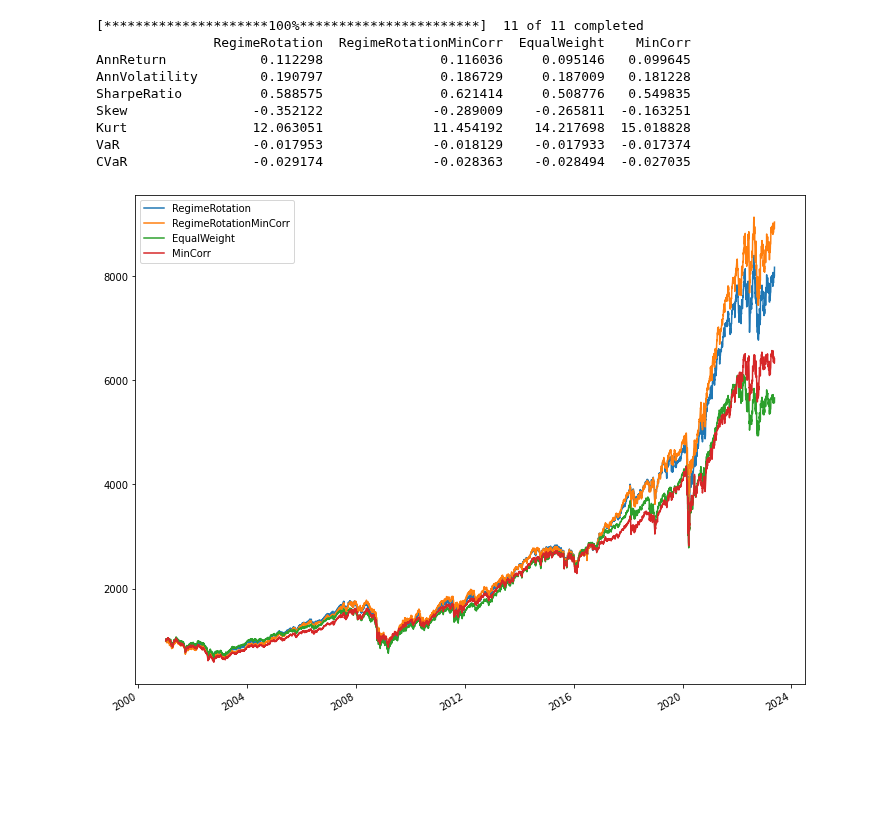
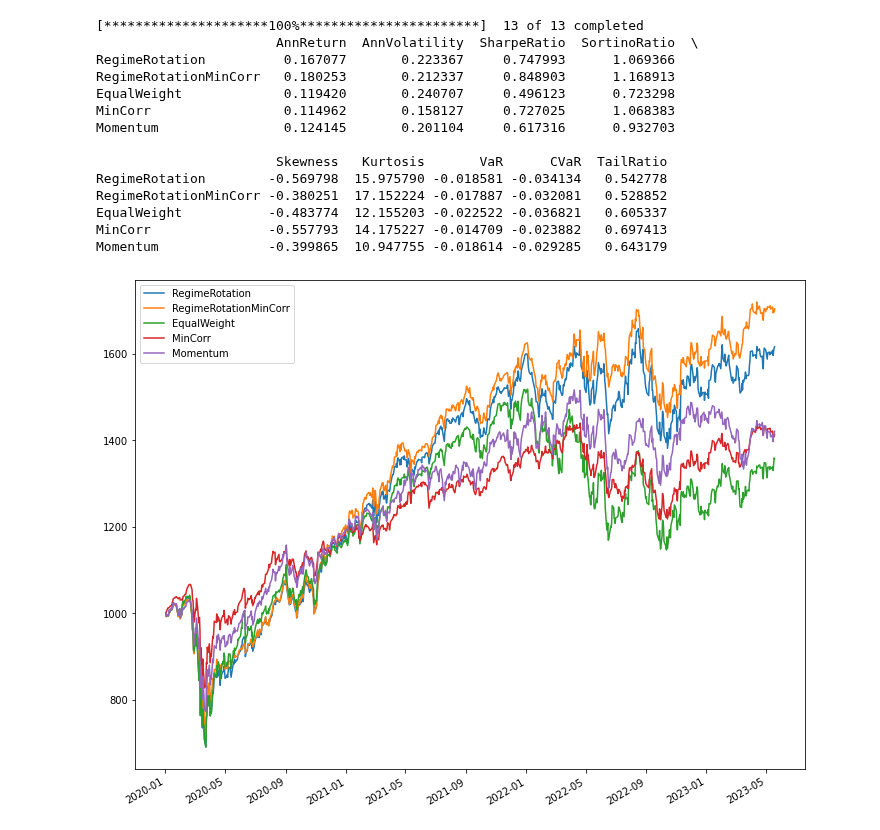
Before and after one commit to HTF1125/RobertLab, a Jupyter notebook: src/test.ipynb, the cells around one changed output. Drawn from its saved outputs; the diff is of its cells as text; code cells hidden in the pictures; blank space fills up the shorter version.

```diff
--- a/src/test.ipynb
+++ b/src/test.ipynb
@@ -1,31 +1,34 @@
 # %%
 from core.strategies import BacktestManager
 from core.signals import OECDUSLEIHP
 import yfinance as yf
 
 prices = yf.download(
-    tickers="XLC, XLY, XLP, XLE, XLF, XLV, XLI, XLB, XLRE, XLK, XLU"
+    tickers="SPY, XLC, XLY, XLP, XLE, XLF, XLV, XLI, XLB, XLRE, XLK, XLU, GLD"
 )["Adj Close"]
 
 signal = OECDUSLEIHP.from_fred_data()
-
-
-bt = BacktestManager(prices=prices, start="2001-1-1")
-
+bt = BacktestManager(prices=prices, start="2020-1-1")
 bt.RegimeRotation(signal=signal)
 bt.RegimeRotationMinCorr(signal=signal)
-bt.EqualWeight()
+bt.EqualWeight(prices[["SPY"]])
 bt.MinCorr()
+bt.Momentum()
 bt.values.plot(figsize=(12, 10))
-print(bt.analytics)
+print(bt.analytics.T)
 # %% [output]
-[*********************100%***********************]  11 of 11 completed
-               RegimeRotation  RegimeRotationMinCorr  EqualWeight    MinCorr
-AnnReturn            0.112298               0.116036     0.095146   0.099645
-AnnVolatility        0.190797               0.186729     0.187009   0.181228
-SharpeRatio          0.588575               0.621414     0.508776   0.549835
-Skew                -0.352122              -0.289009    -0.265811  -0.163251
-Kurt                12.063051              11.454192    14.217698  15.018828
-VaR                 -0.017953              -0.018129    -0.017933  -0.017374
-CVaR                -0.029174              -0.028363    -0.028494  -0.027035
+[*********************100%***********************]  13 of 13 completed
+                       AnnReturn  AnnVolatility  SharpeRatio  SortinoRatio  \
+RegimeRotation          0.167077       0.223367     0.747993      1.069366
+RegimeRotationMinCorr   0.180253       0.212337     0.848903      1.168913
+EqualWeight             0.119420       0.240707     0.496123      0.723298
+MinCorr                 0.114962       0.158127     0.727025      1.068383
+Momentum                0.124145       0.201104     0.617316      0.932703
+
+                       Skewness   Kurtosis       VaR      CVaR  TailRatio
+RegimeRotation        -0.569798  15.975790 -0.018581 -0.034134   0.542778
+RegimeRotationMinCorr -0.380251  17.152224 -0.017887 -0.032081   0.528852
+EqualWeight           -0.483774  12.155203 -0.022522 -0.036821   0.605337
+MinCorr               -0.557793  14.175227 -0.014709 -0.023882   0.697413
+Momentum              -0.399865  10.947755 -0.018614 -0.029285   0.643179
-[figure, old version]
+[figure, new version]
```
Also changed, not shown: parts of 5 cells of this notebook, 16 other files.
